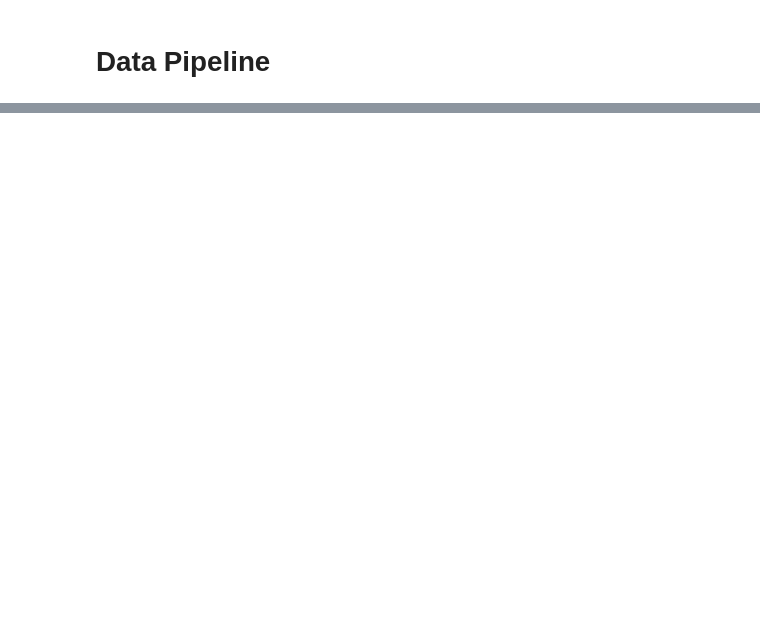
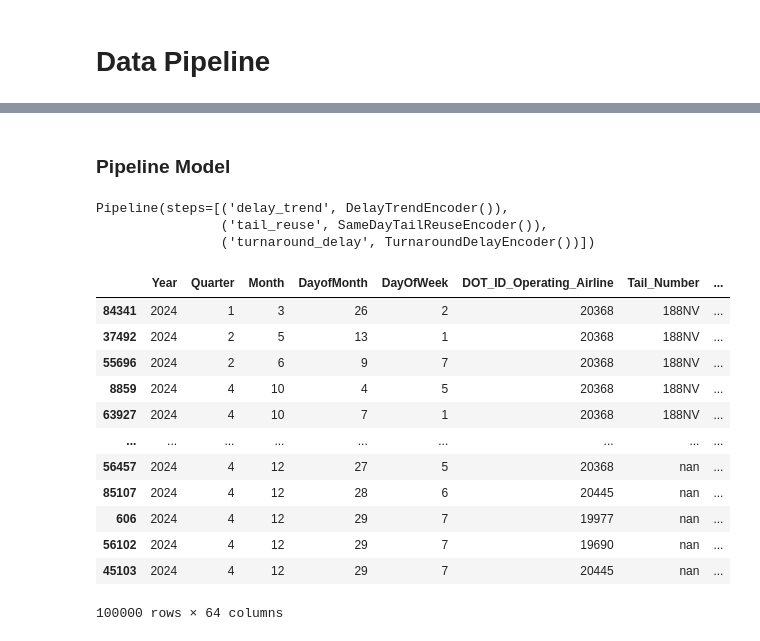
Before and after one commit to denibravo/NeuralNetworkProject, a Jupyter notebook: Pipeline.ipynb, the cells around one changed output, grey strips where cells are left out. Drawn from its saved outputs; the diff is of its cells as text; code cells hidden in the pictures; blank space fills up the shorter version.

Commit message:
Pipeline started

```diff
--- a/Pipeline.ipynb
+++ b/Pipeline.ipynb
@@ -60,0 +277,57 @@ train_data, test_data= stratified_random_split(flight_data, target_column="Fligh
+# %% [markdown]
+### Pipeline Model
+# %%
+# top_10_filter = Pipeline([
+#     ('top_10', ColumnTransformer([
+#         ('Top10StationTransformer', Top10StationTransformer(), ["start_station_id", "end_station_id"]),
+#         ('drop', 'drop', ["ride_id", "start_station_name", "end_station_name", "started_at", "ended_at", "temperature", "precipitation", "rain", "cloud_cover", "wind_speed"])
+#     ], remainder="passthrough", verbose_feature_names_out=False))
+# ])
+
+preprocessor = Pipeline([
+    ('delay_trend', DelayTrendEncoder(
+        date_col='dep_datetime',
+        origin_col='OriginAirportID',
+        dest_col='DestAirportID',
+        status_col='Flight_Status',
+        output_col='Delay_Trend'
+    )),
+        ('tail_reuse', SameDayTailReuseEncoder(
+        datetime_col='dep_datetime',
+        tail_col='Tail_Number',
+        output_col='Same_Day_Tail_Reuse'
+    )),
+    ('turnaround_delay', TurnaroundDelayEncoder(
+        datetime_col='dep_datetime',
+        dep_time_col='CRSDepTime',
+        arr_time_col='CRSArrTime',
+        tail_col='Tail_Number',
+        output_prefix=''
+    ))
+])
+
+preprocessor
+# %% [output]
+Pipeline(steps=[('delay_trend', DelayTrendEncoder()),
+                ('tail_reuse', SameDayTailReuseEncoder()),
+                ('turnaround_delay', TurnaroundDelayEncoder())])
+# %%
+# Train the pipeline in this cell and run it on X, this cell must end with the transformed data
+X_prepped = preprocessor.fit_transform(X, y)
+# X_prepped = preprocessor.fit_transform(X, y)
+pd.set_option('display.max_columns', None)
+X_prepped
+# %% [output]
+|  | Year | Quarter | Month | DayofMonth | DayOfWeek | DOT_ID_Operating_Airline | Tail_Number | ... |
+| 84341 | 2024 | 1 | 3 | 26 | 2 | 20368 | 188NV | ... |
+| 37492 | 2024 | 2 | 5 | 13 | 1 | 20368 | 188NV | ... |
+| 55696 | 2024 | 2 | 6 | 9 | 7 | 20368 | 188NV | ... |
+| 8859 | 2024 | 4 | 10 | 4 | 5 | 20368 | 188NV | ... |
+| 63927 | 2024 | 4 | 10 | 7 | 1 | 20368 | 188NV | ... |
+| ... | ... | ... | ... | ... | ... | ... | ... | ... |
+| 56457 | 2024 | 4 | 12 | 27 | 5 | 20368 | nan | ... |
+| 85107 | 2024 | 4 | 12 | 28 | 6 | 20445 | nan | ... |
+| 606 | 2024 | 4 | 12 | 29 | 7 | 19977 | nan | ... |
+| 56102 | 2024 | 4 | 12 | 29 | 7 | 19690 | nan | ... |
+| 45103 | 2024 | 4 | 12 | 29 | 7 | 20445 | nan | ... |
+100000 rows × 64 columns
```
Also changed, not shown: parts of 9 cells of this notebook.
